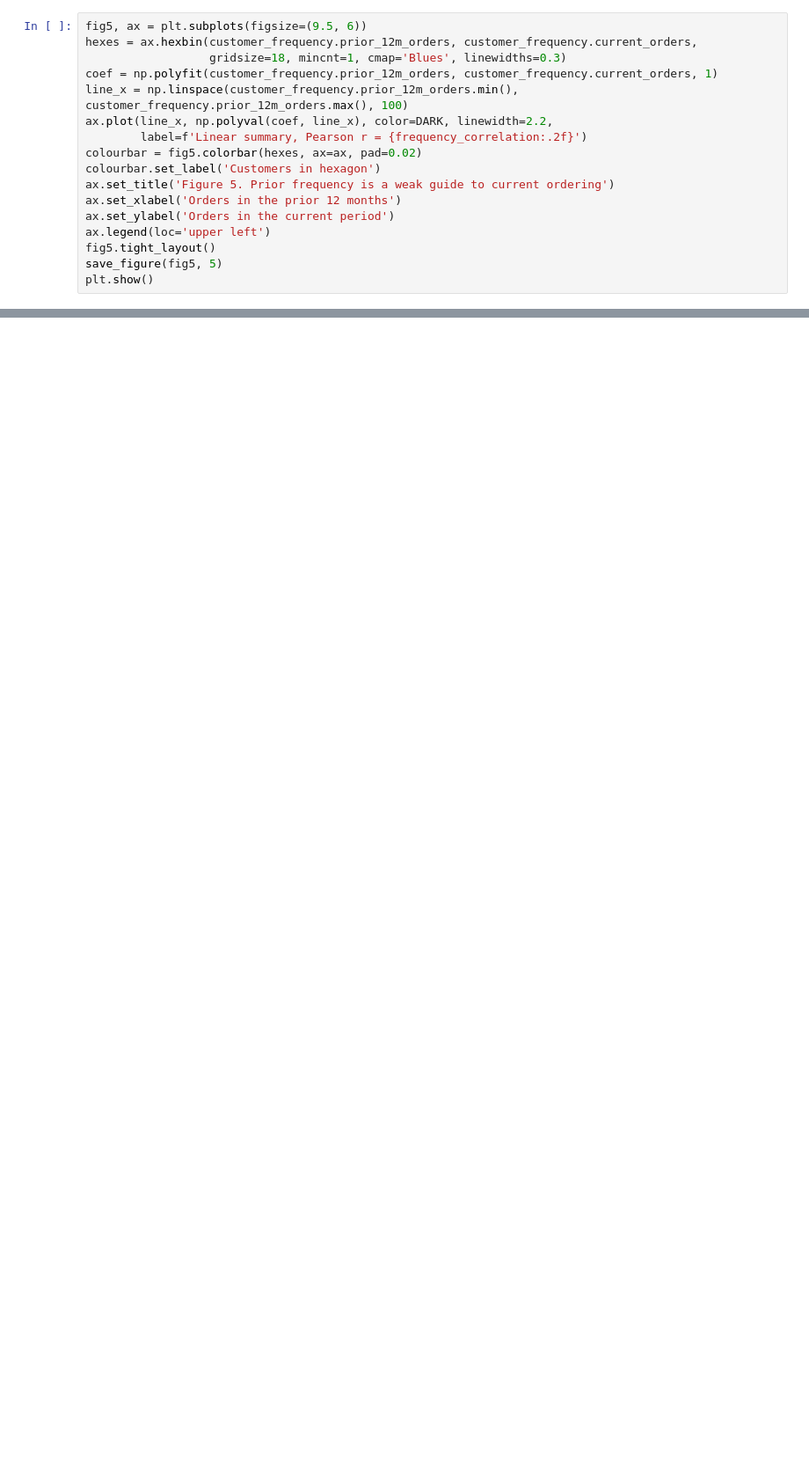
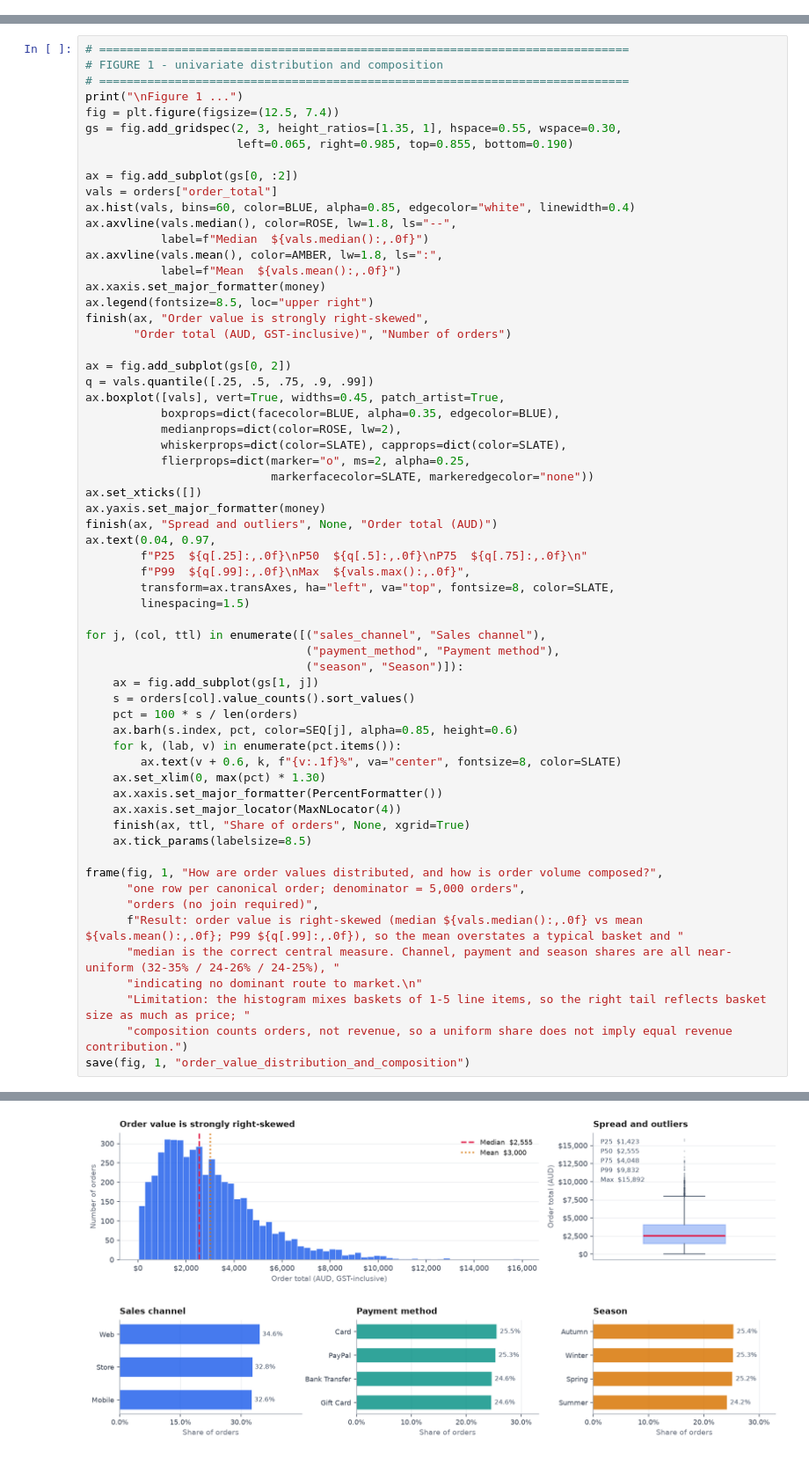
Before and after one commit to ZGHL/FIT5196-A1, a Jupyter notebook: processing/notebooks/Group030_EDA.ipynb, the cells around one changed output, grey strips where cells are left out. Shown at 88% size. Drawn from its saved outputs; the diff is of its cells as text; blank space fills up the shorter version.

Commit message:
Integrate reproducible eight-figure EDA and AI records

```diff
--- a/processing/notebooks/Group030_EDA.ipynb
+++ b/processing/notebooks/Group030_EDA.ipynb
@@ -480,17 +0,0 @@ customer_frequency.describe().round(2)
-# %%
-fig5, ax = plt.subplots(figsize=(9.5, 6))
-hexes = ax.hexbin(customer_frequency.prior_12m_orders, customer_frequency.current_orders,
-                  gridsize=18, mincnt=1, cmap='Blues', linewidths=0.3)
-coef = np.polyfit(customer_frequency.prior_12m_orders, customer_frequency.current_orders, 1)
-line_x = np.linspace(customer_frequency.prior_12m_orders.min(), customer_frequency.prior_12m_orders.max(), 100)
-ax.plot(line_x, np.polyval(coef, line_x), color=DARK, linewidth=2.2,
-        label=f'Linear summary, Pearson r = {frequency_correlation:.2f}')
-colourbar = fig5.colorbar(hexes, ax=ax, pad=0.02)
-colourbar.set_label('Customers in hexagon')
-ax.set_title('Figure 5. Prior frequency is a weak guide to current ordering')
-ax.set_xlabel('Orders in the prior 12 months')
-ax.set_ylabel('Orders in the current period')
-ax.legend(loc='upper left')
-fig5.tight_layout()
-save_figure(fig5, 5)
-plt.show()
@@ -791,0 +178,63 @@ The external study is used as motivation only. We do not reproduce its causal mo
+# %%
+# =============================================================================
+# FIGURE 1 - univariate distribution and composition
+# =============================================================================
+print("\nFigure 1 ...")
+fig = plt.figure(figsize=(12.5, 7.4))
+gs = fig.add_gridspec(2, 3, height_ratios=[1.35, 1], hspace=0.55, wspace=0.30,
+                      left=0.065, right=0.985, top=0.855, bottom=0.190)
+
+ax = fig.add_subplot(gs[0, :2])
+vals = orders["order_total"]
+ax.hist(vals, bins=60, color=BLUE, alpha=0.85, edgecolor="white", linewidth=0.4)
+ax.axvline(vals.median(), color=ROSE, lw=1.8, ls="--",
+           label=f"Median  ${vals.median():,.0f}")
+ax.axvline(vals.mean(), color=AMBER, lw=1.8, ls=":",
+           label=f"Mean  ${vals.mean():,.0f}")
+ax.xaxis.set_major_formatter(money)
+ax.legend(fontsize=8.5, loc="upper right")
+finish(ax, "Order value is strongly right-skewed",
+       "Order total (AUD, GST-inclusive)", "Number of orders")
+
+ax = fig.add_subplot(gs[0, 2])
+q = vals.quantile([.25, .5, .75, .9, .99])
+ax.boxplot([vals], vert=True, widths=0.45, patch_artist=True,
+           boxprops=dict(facecolor=BLUE, alpha=0.35, edgecolor=BLUE),
+           medianprops=dict(color=ROSE, lw=2),
+           whiskerprops=dict(color=SLATE), capprops=dict(color=SLATE),
+           flierprops=dict(marker="o", ms=2, alpha=0.25,
+                           markerfacecolor=SLATE, markeredgecolor="none"))
+ax.set_xticks([])
+ax.yaxis.set_major_formatter(money)
+finish(ax, "Spread and outliers", None, "Order total (AUD)")
+ax.text(0.04, 0.97,
+        f"P25  ${q[.25]:,.0f}\nP50  ${q[.5]:,.0f}\nP75  ${q[.75]:,.0f}\n"
+        f"P99  ${q[.99]:,.0f}\nMax  ${vals.max():,.0f}",
+        transform=ax.transAxes, ha="left", va="top", fontsize=8, color=SLATE,
+        linespacing=1.5)
+
+for j, (col, ttl) in enumerate([("sales_channel", "Sales channel"),
+                                ("payment_method", "Payment method"),
+                                ("season", "Season")]):
+    ax = fig.add_subplot(gs[1, j])
+    s = orders[col].value_counts().sort_values()
+    pct = 100 * s / len(orders)
+    ax.barh(s.index, pct, color=SEQ[j], alpha=0.85, height=0.6)
+    for k, (lab, v) in enumerate(pct.items()):
+        ax.text(v + 0.6, k, f"{v:.1f}%", va="center", fontsize=8, color=SLATE)
+    ax.set_xlim(0, max(pct) * 1.30)
+    ax.xaxis.set_major_formatter(PercentFormatter())
+    ax.xaxis.set_major_locator(MaxNLocator(4))
+    finish(ax, ttl, "Share of orders", None, xgrid=True)
+    ax.tick_params(labelsize=8.5)
+
+frame(fig, 1, "How are order values distributed, and how is order volume composed?",
+      "one row per canonical order; denominator = 5,000 orders",
+      "orders (no join required)",
+      f"Result: order value is right-skewed (median ${vals.median():,.0f} vs mean ${vals.mean():,.0f}; P99 ${q[.99]:,.0f}), so the mean overstates a typical basket and "
+      "median is the correct central measure. Channel, payment and season shares are all near-uniform (32-35% / 24-26% / 24-25%), "
+      "indicating no dominant route to market.\n"
+      "Limitation: the histogram mixes baskets of 1-5 line items, so the right tail reflects basket size as much as price; "
+      "composition counts orders, not revenue, so a uniform share does not imply equal revenue contribution.")
+save(fig, 1, "order_value_distribution_and_composition")
+# %% [output]
@@ -791,0 +242 @@ The external study is used as motivation only. We do not reproduce its causal mo
+[figure, added]
```
Also changed, not shown: parts of 78 cells of this notebook, 26 other files.
